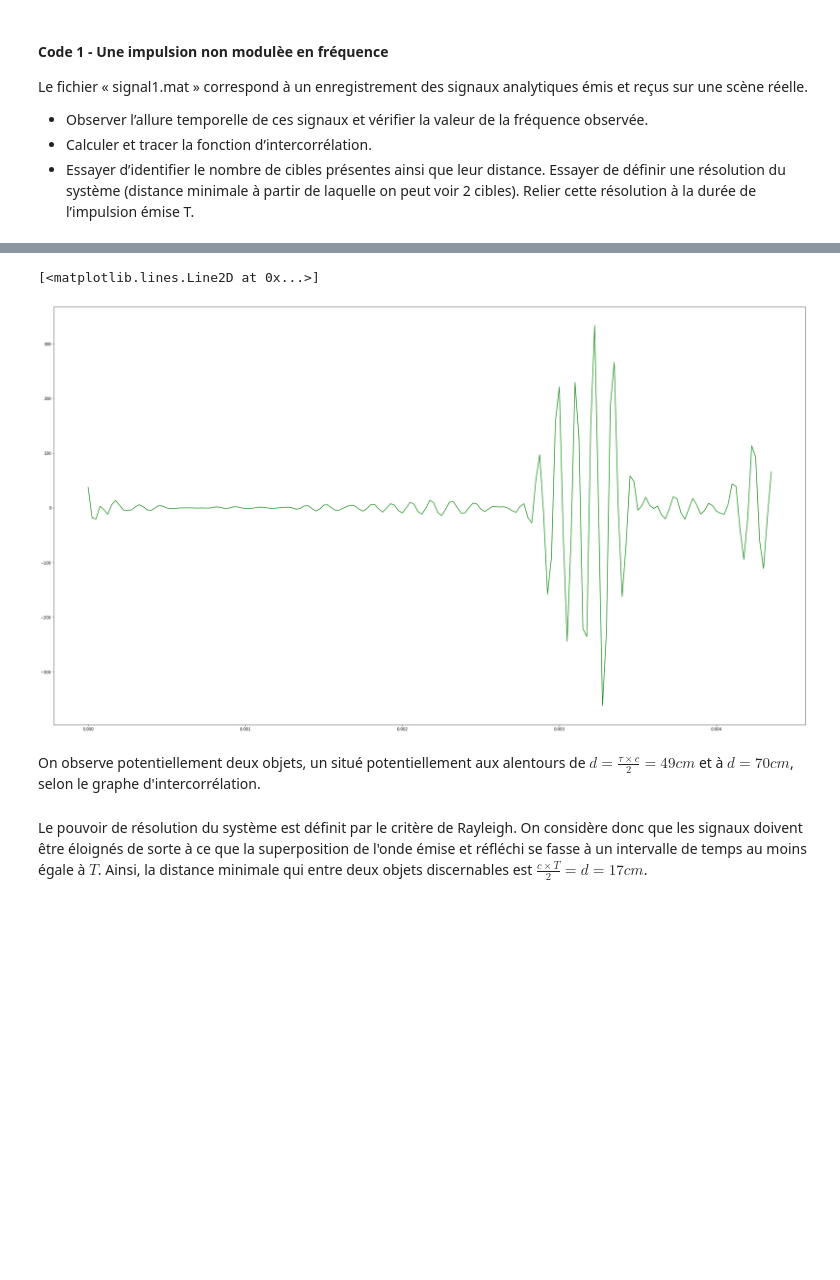
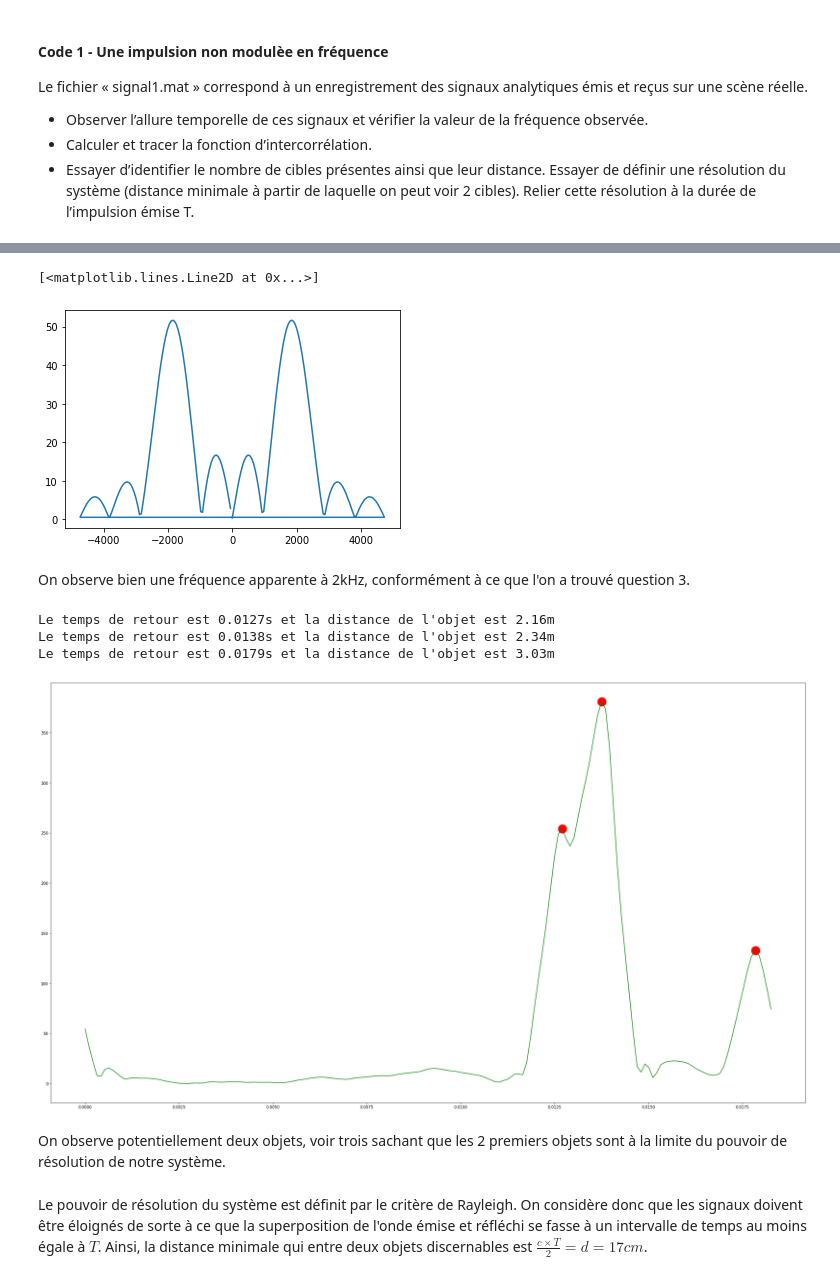
Before and after one commit to 21garbe/Traitement-du-siganl---1A, a Jupyter notebook: mini_projet_radar.ipynb, the cells around one changed output, grey strips where cells are left out. Saved outputs shown, nothing was run; the diff lists cells and outputs as text; code cells hidden in the pictures; blank space fills up the shorter version.

Commit message:
Question  2 complète

```diff
--- a/mini_projet_radar.ipynb
+++ b/mini_projet_radar.ipynb
@@ -299,3 +315,14 @@ Text(0.5, 1.0, '')
+# %%
+# Regardons la fréquence de l'onde émise
+
+E = np.fft.fft(e.real)
+freq = np.fft.fftfreq(N, 1/Fs)[0, :]
+plt.plot(freq, abs(E))
+# %% [output]
+[<matplotlib.lines.Line2D at 0x...>]
+[figure, added]
+# %% [markdown]
+On observe bien une fréquence apparente à 2kHz, conformément à ce que l'on a trouvé question 3.
 # %%
 def f_corr(e, r, k):     # Calcul de la corrélation par FFT
     S = 0
@@ -307,13 +334,20 @@ def f_corr(e, r, k):     # Calcul de la corrélation par FFT
     return S
 # %%
 plt.figure(figsize=(35, 20))
-cor_fft = [f_corr(e, r, k) for k in range(N)]
+cor_fft = [abs(f_corr(e, r, k)) for k in range(N)]
+peaks = find_peaks(np.array(cor_fft), height = 75)
 plt.plot(time, cor_fft, color = 'g', label = "corrélation")
+for peak in peaks[0]:
+    plt.scatter(time[peak], cor_fft[peak], color ='r', s = 5e2)
+    print (f"Le temps de retour est {time[peak]:.4f}s et la distance de l'objet est {c*time[peak]/2:.2f}m")
+plt.show()
 # %% [output]
-[<matplotlib.lines.Line2D at 0x...>]
+Le temps de retour est 0.0127s et la distance de l'objet est 2.16m
+Le temps de retour est 0.0138s et la distance de l'objet est 2.34m
+Le temps de retour est 0.0179s et la distance de l'objet est 3.03m
-[figure, old version]
+[figure, new version]
-# %% [markdown]
-On observe potentiellement deux objets, un situé potentiellement aux alentours de $d = \frac{\tau \times c}{2} = 49cm$ et à $d = 70cm$, selon le graphe d'intercorrélation.
+# %% [markdown]
+On observe potentiellement deux objets, voir trois sachant que les 2 premiers objets sont à la limite du pouvoir de résolution de notre système.
 # %% [markdown]
 Le pouvoir de résolution du système est définit par le critère de Rayleigh. On considère donc que les signaux doivent être éloignés de sorte à ce que la superposition de l'onde émise et réfléchi se fasse à un intervalle de temps au moins égale à $T$. Ainsi, la distance minimale qui entre deux objets discernables est $\frac{c\times T}{2} = d = 17cm$.
 # %% [markdown]
```
Also changed, not shown: parts of 10 cells of this notebook.
